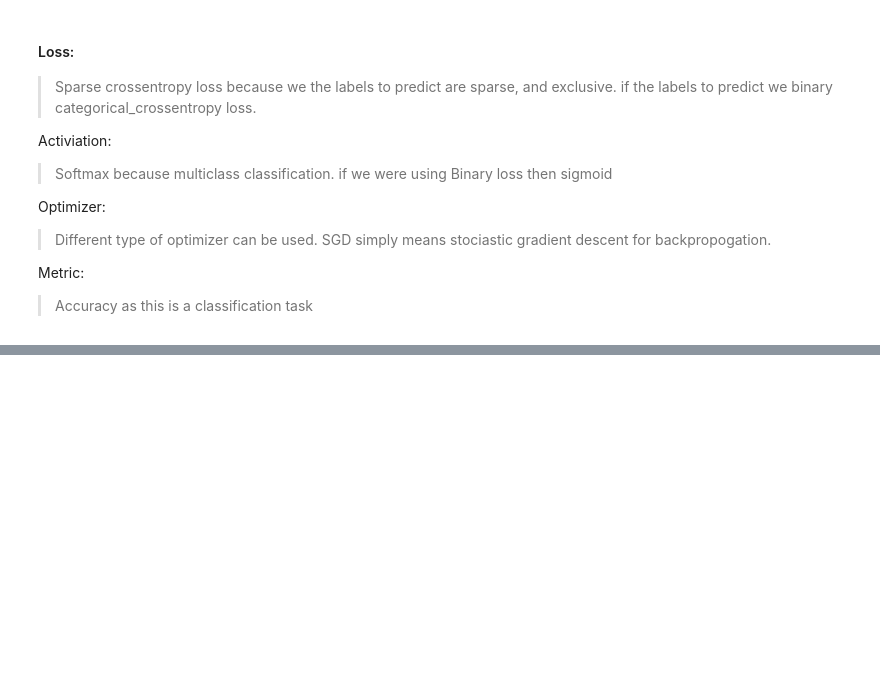
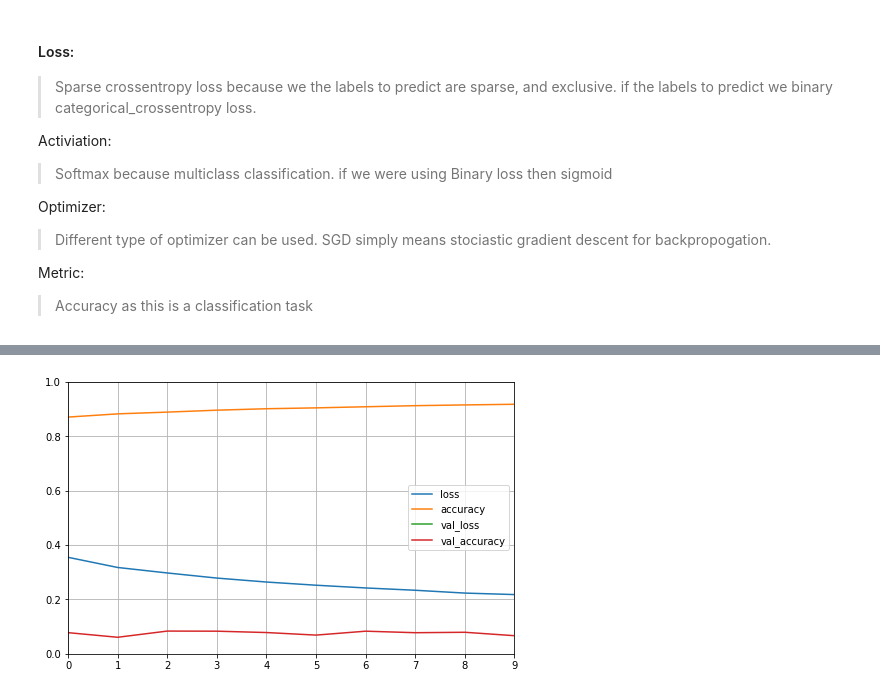
Before and after one commit to nitishast/TF, a Jupyter notebook: Image_Classifier_Using_Sequential_API_MNIST.ipynb, the cells around one changed output, grey strips where cells are left out. Cells and saved outputs as stored; diff of their text form; code cells hidden in the pictures; blank space fills up the shorter version.

```diff
--- a/Image_Classifier_Using_Sequential_API_MNIST.ipynb
+++ b/Image_Classifier_Using_Sequential_API_MNIST.ipynb
@@ -157,6 +157,6 @@ model.compile(optimizer='sgd',
               metrics=["accuracy"])
 # %%
 ## Epocs of 1 will not be sufficient for convergence hence use the epocs suitable.
-model.fit(X_train,y_train, epochs=30,validation_data=(X_valid,y_valid))
+model.fit(X_train,y_train, epochs=10,validation_data=(X_valid,y_valid))
 # %% [output]
 Train on 55000 samples, validate on 5000 samples
@@ -179 +179,4 @@ Epoch 30/30
 <tensorflow.python.keras.callbacks.History at 0x...>
+# %%
+acc = pd.DataFrame(model.history.history)
+acc.head()
@@ -179,0 +192,7 @@ Epoch 30/30
+# %%
+acc.plot(figsize=(8,5))
+plt.grid(True)
+plt.gca().set_ylim(0,1)
+plt.show()
+# %% [output]
+[figure, added]
```
Also changed, not shown: parts of 11 cells of this notebook.
